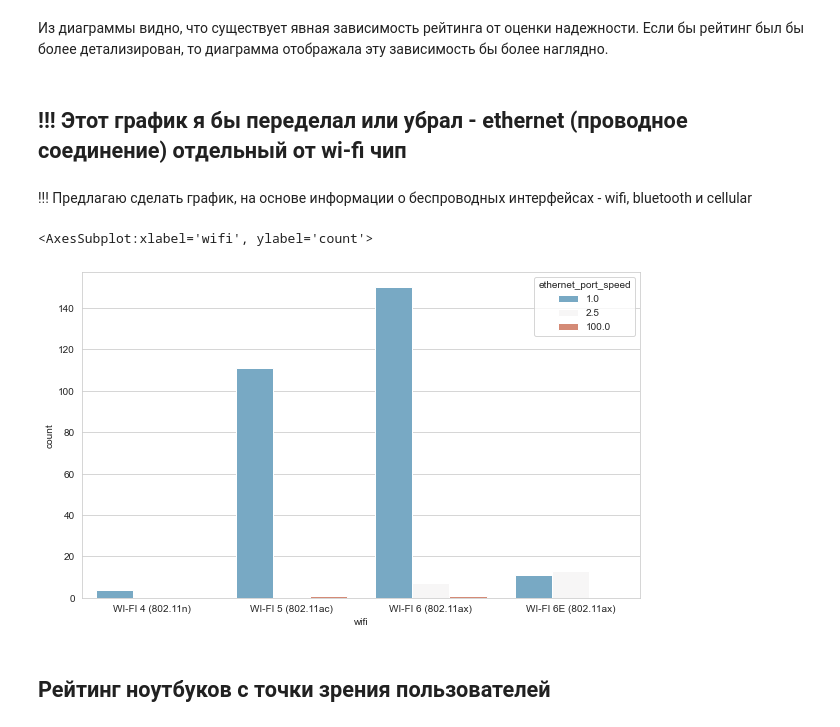
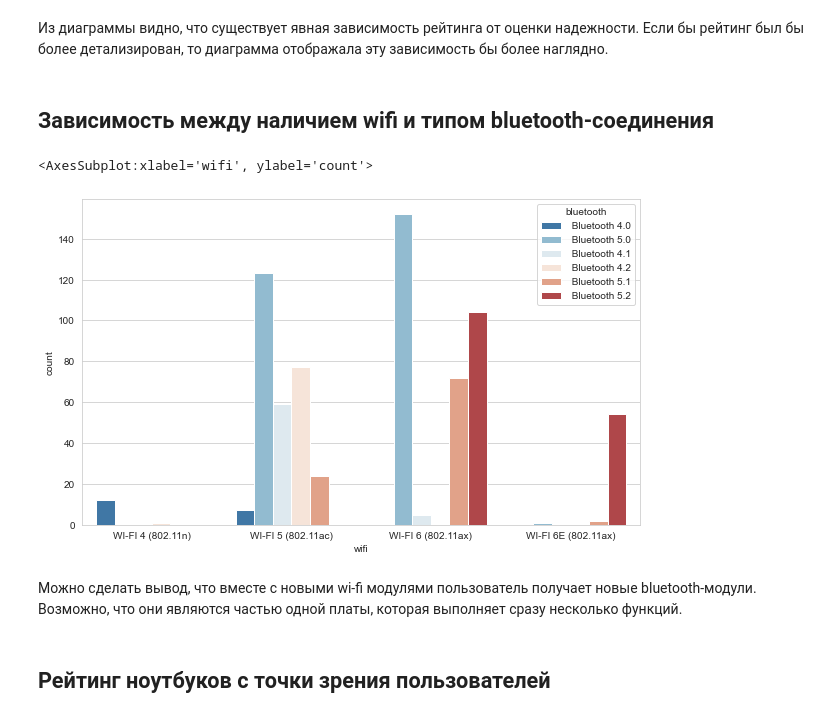
Before and after one commit to dmitryilyn/datathone22, a Jupyter notebook: datathone_22_dns_analysis.ipynb, the cells around one changed output. Cells and saved outputs as stored; diff of their text form; code cells hidden in the pictures.

```diff
--- a/datathone_22_dns_analysis.ipynb
+++ b/datathone_22_dns_analysis.ipynb
@@ -251,17 +254,17 @@ sns.scatterplot(x='service_rating', y='rating', hue='votes', data=dns_laptop_df[
 [figure]
 # %% [markdown]
 Из диаграммы видно, что существует явная зависимость рейтинга от оценки надежности. Если бы рейтинг был бы более детализирован, то диаграмма отображала эту зависимость бы более наглядно.
-# %% [markdown]
-## !!! Этот график я бы переделал или убрал - ethernet (проводное соединение) отдельный от wi-fi чип
-# %% [markdown]
-!!! Предлагаю сделать график, на основе информации о беспроводных интерфейсах - wifi, bluetooth и cellular
+# %% [markdown]
+## Зависимость между наличием wifi и типом bluetooth-соединения
 # %%
 fig = plt.figure(figsize=(10,6))
 sns.set_style('whitegrid')
-sns.countplot(hue='ethernet_port_speed', x='wifi', data=dns_laptop_df, palette='RdBu_r')
+sns.countplot(hue='bluetooth', x='wifi', data=dns_laptop_df, palette='RdBu_r')
 # %% [output]
 <AxesSubplot:xlabel='wifi', ylabel='count'>
-[figure, old version]
+[figure, new version]
+# %% [markdown]
+Можно сделать вывод, что вместе с новыми wi-fi модулями пользователь получает новые bluetooth-модули. Возможно, что они являются частью одной платы, которая выполняет сразу несколько функций.
 # %% [markdown]
 ## Рейтинг ноутбуков с точки зрения пользователей
 # %%
```
Also changed, not shown: parts of 35 cells of this notebook, 1 other file.
